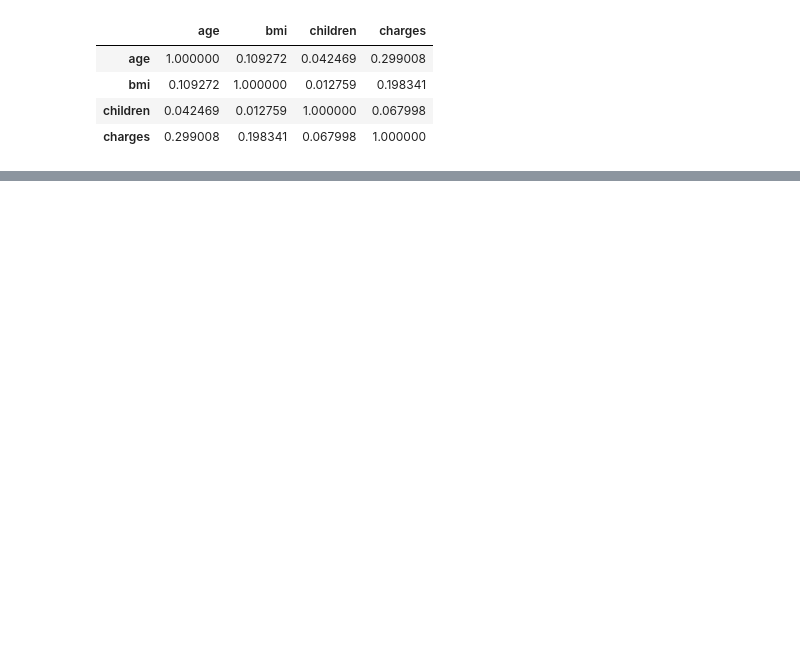
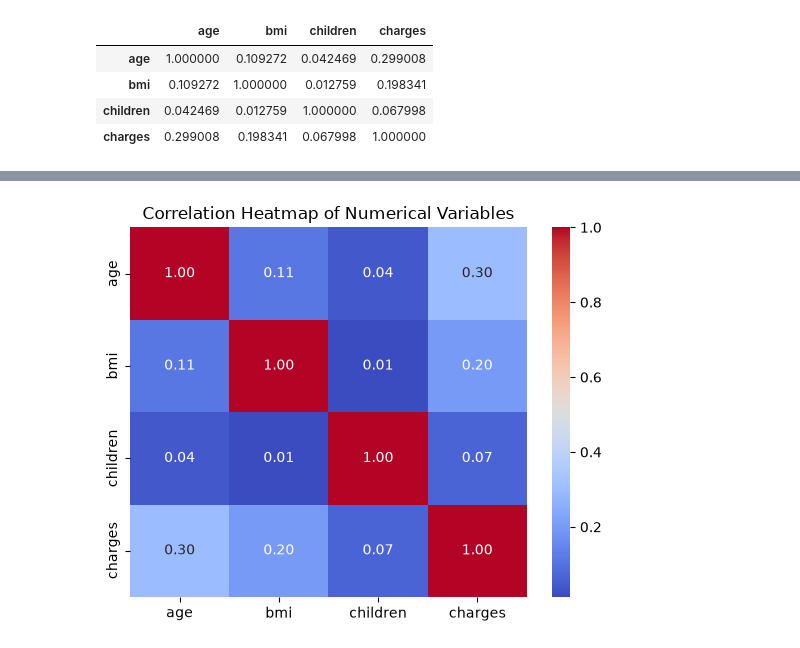
Before and after one commit to kavithasreesai30-del/healthcare-insurance-capstone, a Jupyter notebook: healthcare_insurance_analysis.ipynb, the cells around one changed output, grey strips where cells are left out. Drawn from its saved outputs; the diff is of its cells as text; code cells hidden in the pictures; blank space fills up the shorter version.

Commit message:
Add correlation analysis of numerical variables

```diff
--- a/healthcare_insurance_analysis.ipynb
+++ b/healthcare_insurance_analysis.ipynb
@@ -876,0 +902,11 @@ correlation_matrix
+# %%
+# Create a Seaborn heatmap to visually display the correlation matrix.
+sns.heatmap(correlation_matrix, annot=True, cmap="coolwarm", fmt=".2f")
+
+# Add a title to the heatmap.
+plt.title("Correlation Heatmap of Numerical Variables")
+
+# Display the heatmap.
+plt.show()
+# %% [output]
+[figure, added]
```
Also changed, not shown: parts of 3 cells of this notebook.
